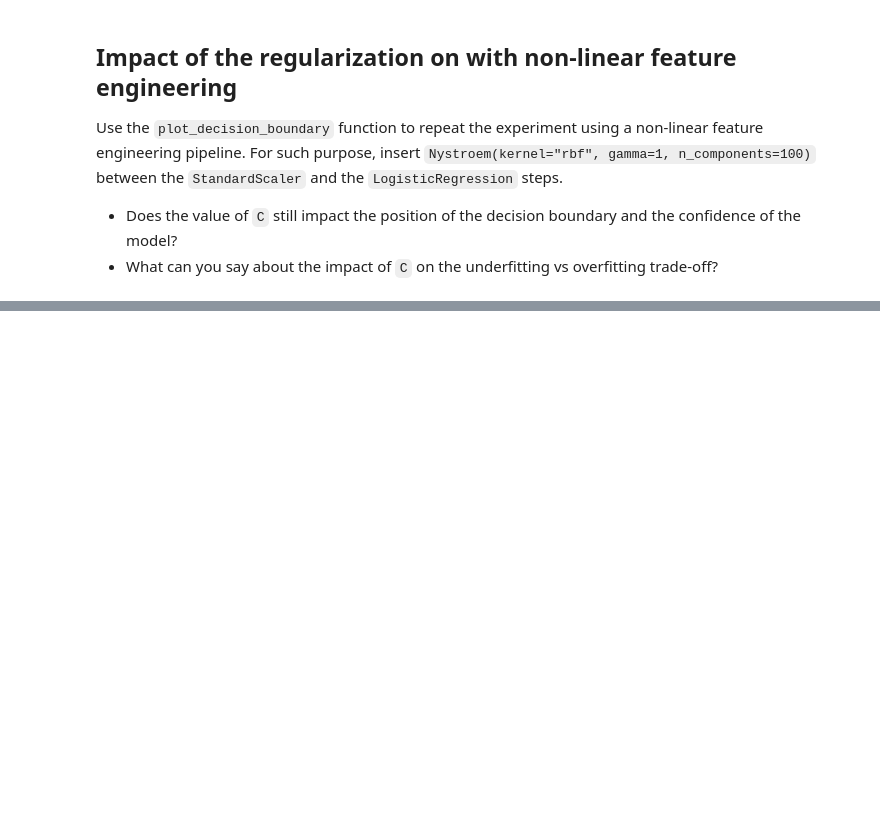
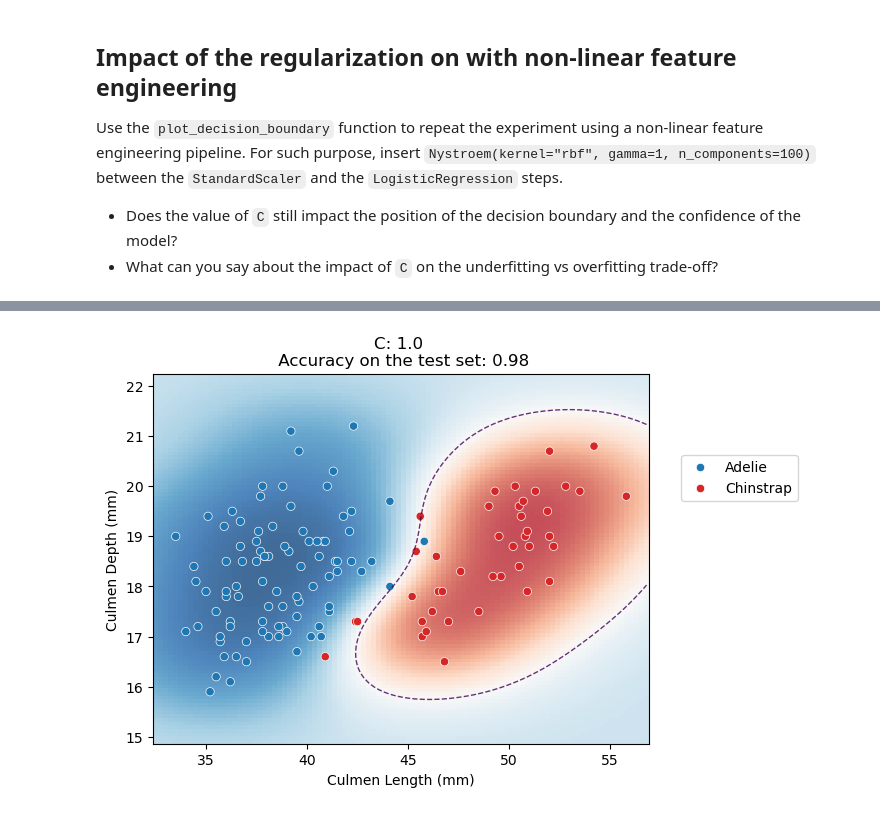
Before and after one commit to alfaceor/ceor_data, a Jupyter notebook: MachineLearning_Bucket/FunMooc/Notebooks/Chap04_Ex_M4_04.ipynb, the cells around one changed output, grey strips where cells are left out. Drawn from its saved outputs; the diff is of its cells as text; code cells hidden in the pictures; blank space fills up the shorter version.

```diff
--- a/MachineLearning_Bucket/FunMooc/Notebooks/Chap04_Ex_M4_04.ipynb
+++ b/MachineLearning_Bucket/FunMooc/Notebooks/Chap04_Ex_M4_04.ipynb
@@ -143,0 +226,24 @@ from sklearn.kernel_approximation import Nystroem
+# %%
+from sklearn.kernel_approximation import Nystroem
+from sklearn.preprocessing import StandardScaler
+from sklearn.pipeline import make_pipeline
+from sklearn.linear_model import LogisticRegression, LogisticRegressionCV
+from sklearn.model_selection import cross_validate
+# Write your code here.
+
+mdl = make_pipeline(
+    StandardScaler(),
+    Nystroem(kernel="rbf", gamma=1, n_components=100),
+    LogisticRegression()
+)
+
+cv_results_nystroem = cross_validate(
+    estimator=mdl,
+    X = data_train,
+    y = target_train,
+    cv = 10,
+    return_estimator = True,
+    return_train_score = True
+)
+
+pd.DataFrame(cv_results_nystroem)
@@ -143,0 +262,4 @@ from sklearn.kernel_approximation import Nystroem
+# %%
+plot_decision_boundary(mdl)
+# %% [output]
+[figure, added]
```
Also changed, not shown: parts of 14 cells of this notebook, 11 other files.
